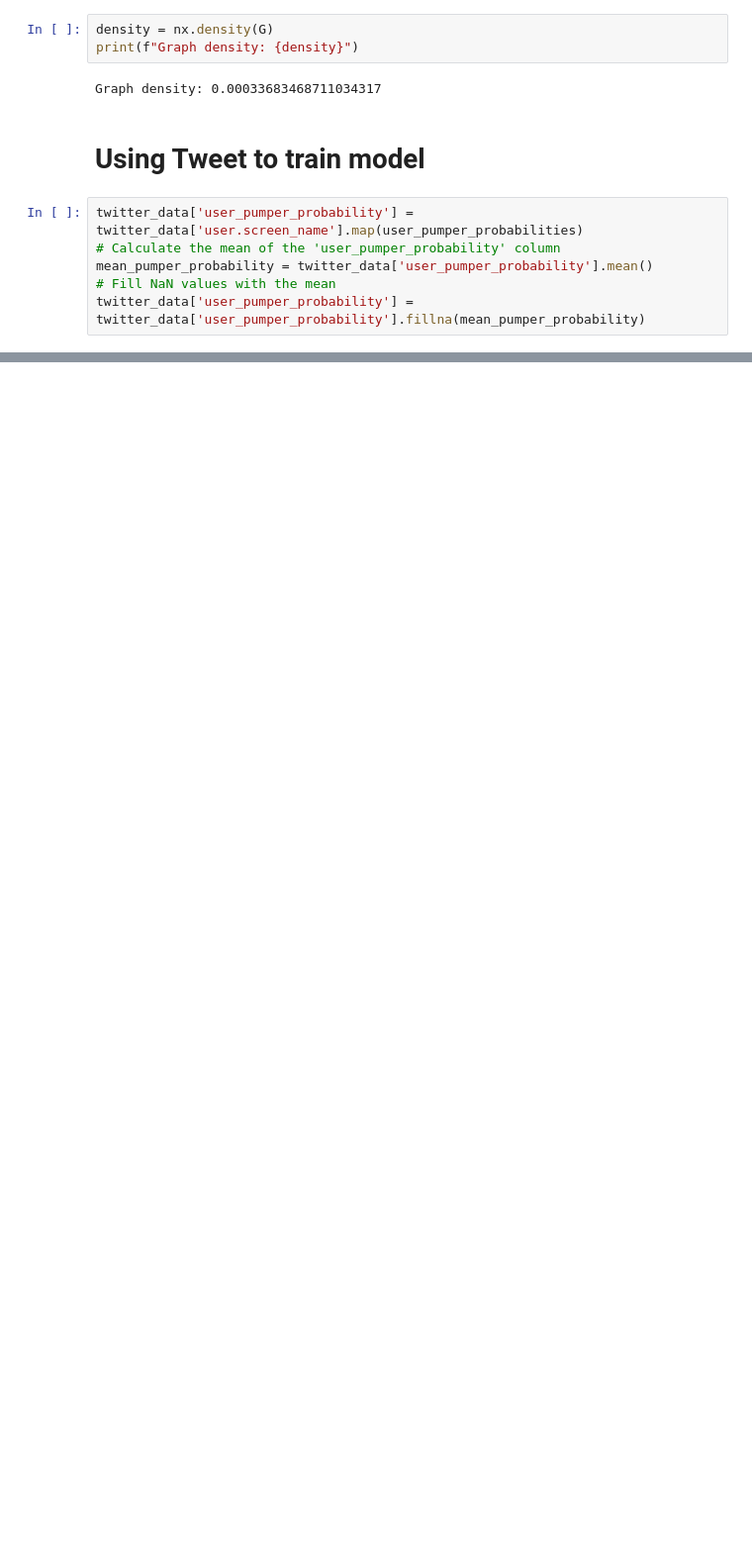
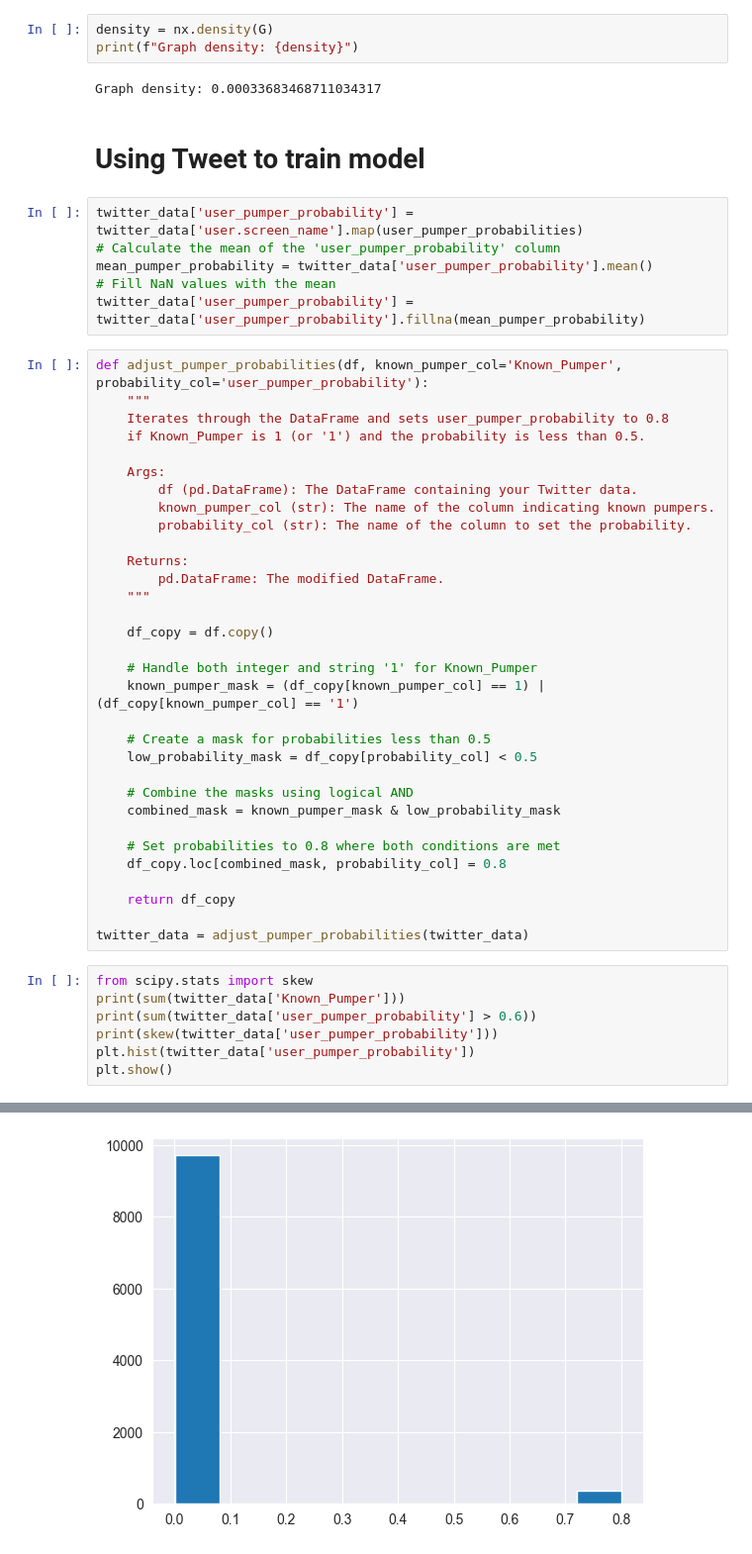
Before and after one commit to DominicCheongChengHung/DSA4263_StockTweets, a Jupyter notebook: New Approach/Creating_probabilistic_pumper.ipynb, the cells around one changed output, grey strips where cells are left out. Shown at 99% size. Cells and saved outputs as stored; diff of their text form; blank space fills up the shorter version.

```diff
--- a/New Approach/Creating_probabilistic_pumper.ipynb
+++ b/New Approach/Creating_probabilistic_pumper.ipynb
@@ -227,3 +231,43 @@ twitter_data['user_pumper_probability'] = twitter_data['user.screen_name'].map(u
 mean_pumper_probability = twitter_data['user_pumper_probability'].mean()
 # Fill NaN values with the mean
 twitter_data['user_pumper_probability'] = twitter_data['user_pumper_probability'].fillna(mean_pumper_probability)
+# %%
+def adjust_pumper_probabilities(df, known_pumper_col='Known_Pumper', probability_col='user_pumper_probability'):
+    """
+    Iterates through the DataFrame and sets user_pumper_probability to 0.8
+    if Known_Pumper is 1 (or '1') and the probability is less than 0.5.
+
+    Args:
+        df (pd.DataFrame): The DataFrame containing your Twitter data.
+        known_pumper_col (str): The name of the column indicating known pumpers.
+        probability_col (str): The name of the column to set the probability.
+
+    Returns:
+        pd.DataFrame: The modified DataFrame.
+    """
+
+    df_copy = df.copy()
+
+    # Handle both integer and string '1' for Known_Pumper
+    known_pumper_mask = (df_copy[known_pumper_col] == 1) | (df_copy[known_pumper_col] == '1')
+
+    # Create a mask for probabilities less than 0.5
+    low_probability_mask = df_copy[probability_col] < 0.5
+
+    # Combine the masks using logical AND
+    combined_mask = known_pumper_mask & low_probability_mask
+
+    # Set probabilities to 0.8 where both conditions are met
+    df_copy.loc[combined_mask, probability_col] = 0.8
+
+    return df_copy
+
+twitter_data = adjust_pumper_probabilities(twitter_data)
+# %%
+from scipy.stats import skew
+print(sum(twitter_data['Known_Pumper']))
+print(sum(twitter_data['user_pumper_probability'] > 0.6))
+print(skew(twitter_data['user_pumper_probability']))
+plt.hist(twitter_data['user_pumper_probability'])
+plt.show()
+# %% [output]
@@ -229,0 +277 @@ twitter_data['user_pumper_probability'] = twitter_data['user_pumper_probability'
+[figure, added]
```
Also changed, not shown: parts of 31 cells of this notebook, 1 other file.
